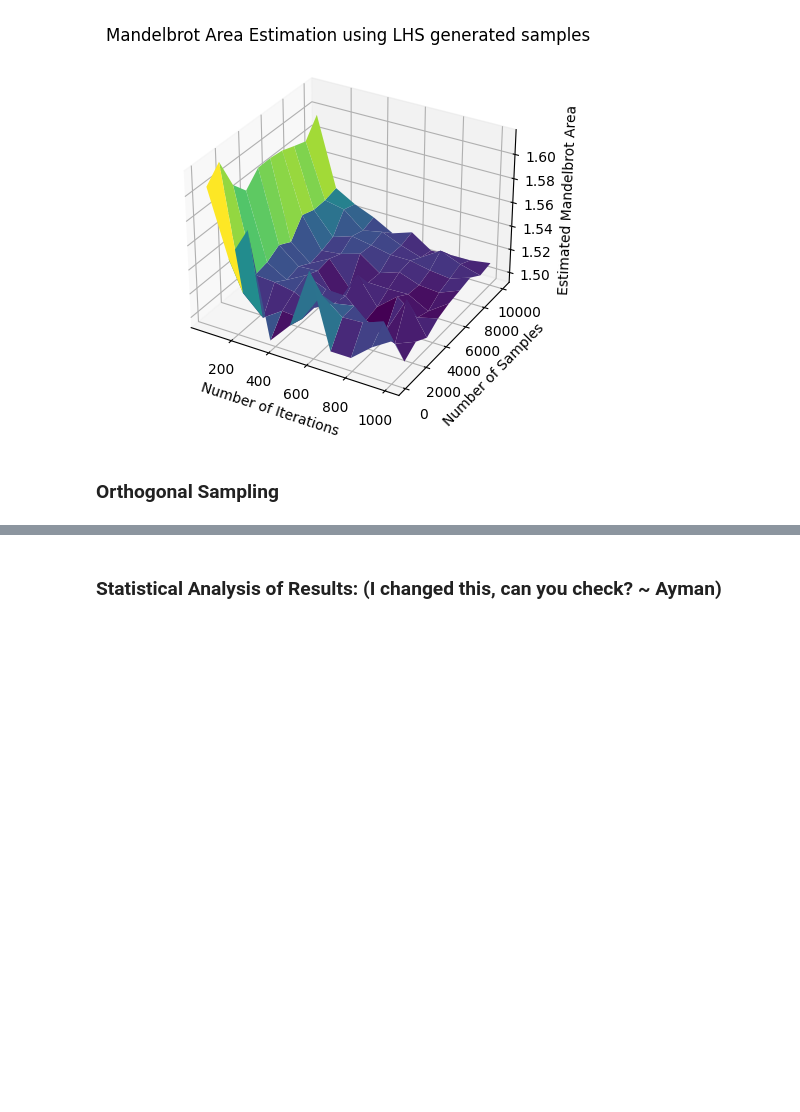
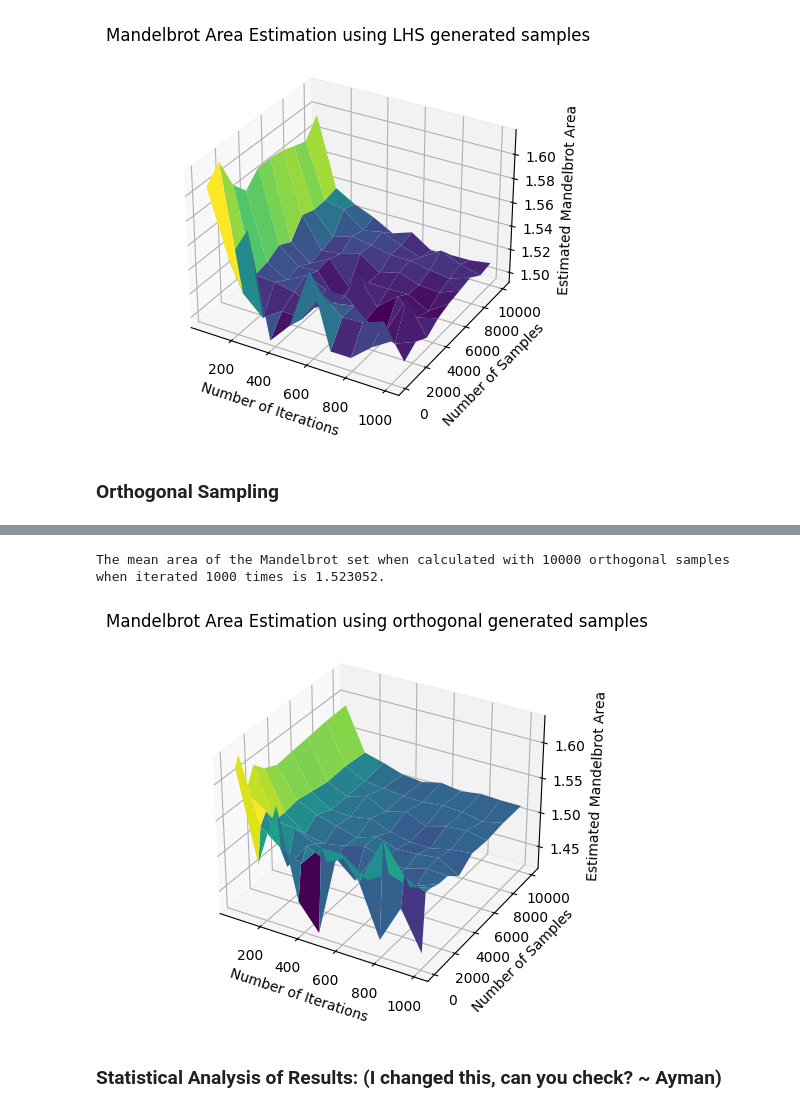
Before and after one commit to LodeVermeulen/stochastic-simulation, a Jupyter notebook: Homework 1/homework1.ipynb, the cells around one changed output, grey strips where cells are left out. Cells and saved outputs as stored; diff of their text form; code cells hidden in the pictures; blank space fills up the shorter version.

```diff
--- a/Homework 1/homework1.ipynb
+++ b/Homework 1/homework1.ipynb
@@ -516,25 +493,0 @@ print(test_orth_mandelbrot_area)
-# %%
-num_iterations_ORTH = np.linspace(50, 1000, num=50, dtype=int).astype(int)
-
-grid_size_ORTH = np.linspace(10, 100, num=50, dtype=int).astype(int)
-
-results_ORTH = np.zeros((len(num_iterations_ORTH), len(grid_size_ORTH), RUNS))
-# tqdm for progress bar
-for it_idx, iteration in enumerate(tqdm.tqdm(num_iterations_ORTH, desc="Iterations Progress")):
-    for sample_idx, grid_size in enumerate(grid_size_ORTH):
-        for run in range(RUNS):
-            complex_values_orth = orthogonal_sampling(
-                grid_size,
-                STANDARD_REAL_MIN,
-                STANDARD_REAL_MAX,
-                STANDARD_IMAGINARY_MIN,
-                STANDARD_IMAGINARY_MAX,
-            )
-            domain_area_orth = (STANDARD_REAL_MAX - STANDARD_REAL_MIN) * (
-                STANDARD_IMAGINARY_MAX - STANDARD_IMAGINARY_MIN
-            )
-            extra_scaled_orth_area = domain_area_orth / grid_size
-
-            results_ORTH[it_idx, sample_idx, run] = mandelbrot_area(
-                complex_values_orth, iteration, extra_scaled_orth_area
-            )
@@ -564,3 +605,15 @@ print(np.mean(results_ORTH[-1]))
+# %%
+print(
+    f"The mean area of the Mandelbrot set when calculated with {grid_sizes_range_orth[-1]**2} orthogonal samples\n"
+    f"when iterated {iterations_range_orth[-1]} times is {np.mean(areas_orth[-1])}."
+)
+
+plot_title_orth = "Mandelbrot Area Estimation using orthogonal generated samples"
+plot_area_3d(areas_orth, grid_sizes_range_orth**2, iterations_range_orth, plot_title_orth)
+# %% [output]
+The mean area of the Mandelbrot set when calculated with 10000 orthogonal samples
+when iterated 1000 times is 1.523052.
+[figure, added]
 # %% [markdown]
 ### Statistical Analysis of Results: (I changed this, can you check? ~ Ayman)
 # %%
```
Also changed, not shown: parts of 8 cells of this notebook.
